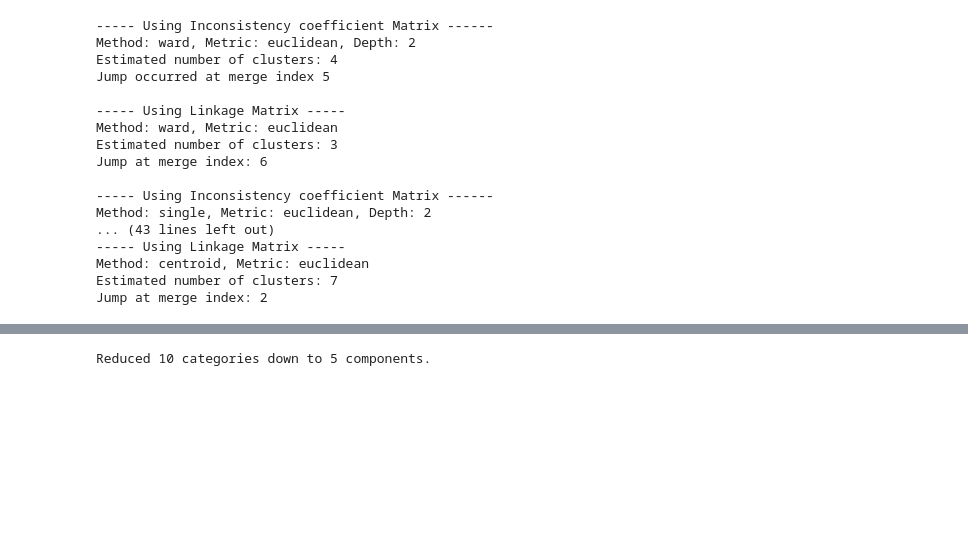
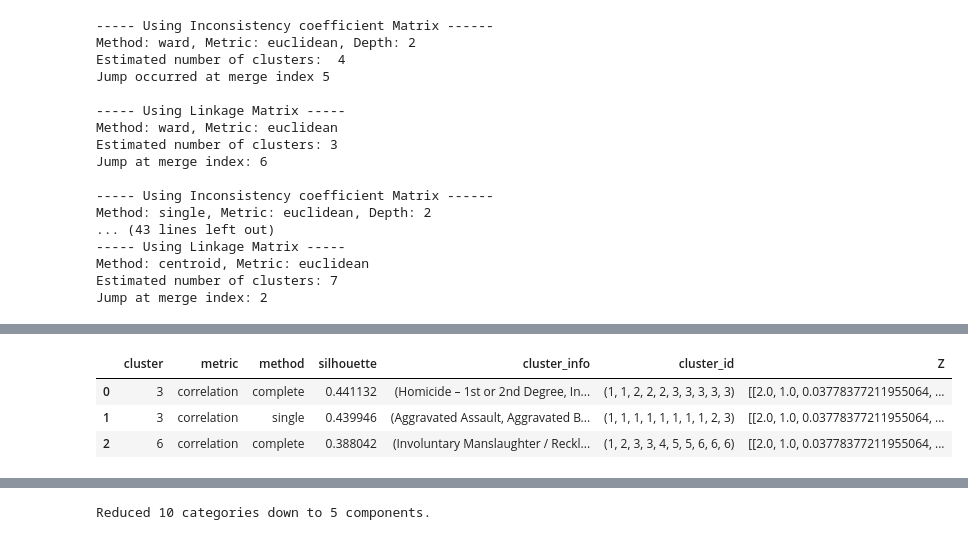
Before and after one commit to SirErikPak/ChicagoCrime, a Jupyter notebook: Notebook/ChicagoCrimeExploratoryAnalysis.ipynb, the cells around one changed output, grey strips where cells are left out. Drawn from its saved outputs; the diff is of its cells as text; code cells hidden in the pictures; blank space fills up the shorter version.

```diff
--- a/Notebook/ChicagoCrimeExploratoryAnalysis.ipynb
+++ b/Notebook/ChicagoCrimeExploratoryAnalysis.ipynb
@@ -8,15 +11,18 @@ import seaborn as sns
 import scipy
 import scipy.cluster.hierarchy as hierarchy
 from scipy.spatial.distance import pdist, squareform
+from sklearn.metrics import silhouette_score
 import sys
 import importlib
 
 # python source path
 sys.path.append('../Src/')
+# Set seed
+SEED = 1776
 
 # custom python
 import zscore_anomaly
-import hierarchy_clustering
+import hierarchy_clustering as hc
 import utils
 import plot
 
@@ -35,6 +41,7 @@ print(df_versions)
 # display all columns
 pd.set_option('display.max_columns', None)
 pd.set_option('display.max_rows', None)
+pd.set_option('display.max_colwidth', None)
 # Remove scientific notation
 np.set_printoptions(suppress=True, precision=4, linewidth=100)
 # reset options
@@ -369,12 +321,3 @@ Method: single, Metric: euclidean, Depth: 2
 Method: centroid, Metric: euclidean
 Estimated number of clusters: 7
 Jump at merge index: 2
-# %%
-# Initialize Linkage variable
-methods = ['ward', 'single', 'complete', 'average', 'median', 'centroid']
-# Create Dict
-Z_matrix = {}
-# iterate
-for method in methods:
-    # Index Crime ONLY
-    Z_matrix[method] =  plot_clustering(z_df_i,  method=method, metric='euclidean', figsize=(8,6), rotation=45)
@@ -389,0 +334,21 @@ for method in methods:
+# %%
+# make copy
+data = z_df_i.copy()
+# combined dicts
+combined_dict = corr_metric | eucl_metric
+
+# Initialize Cluster Configs
+cluster_configs = []
+# iterate
+for distance_metric, methods in combined_dict.items():
+    for linkage_method, results in methods.items():
+        cluster_configs.append({
+            "metric": distance_metric,
+            "method": linkage_method,
+            "Z": results["linkage_matrix"],
+            "clusters_incon": results["clusters_inconsistency"],
+            "clusters_link": results["clusters_linkage"],
+            "clusters": {results["clusters_inconsistency"],
+                         results["clusters_linkage"]
+                        }
+        })
@@ -389,0 +405,7 @@ for method in methods:
+# %%
+df_.head(3)
+# %% [output]
+|  | cluster | metric | method | silhouette | cluster_info | cluster_id | Z |
+| 0 | 3 | correlation | complete | 0.441132 | (Homicide – 1st or 2nd Degree, In... | (1, 1, 2, 2, 2, 3, 3, 3, 3, 3) | [[2.0, 1.0, 0.03778377211955064, ... |
+| 1 | 3 | correlation | single | 0.439946 | (Aggravated Assault, Aggravated B... | (1, 1, 1, 1, 1, 1, 1, 1, 2, 3) | [[2.0, 1.0, 0.03778377211955064, ... |
+| 2 | 6 | correlation | complete | 0.388042 | (Involuntary Manslaughter / Reckl... | (1, 2, 3, 3, 4, 5, 5, 6, 6, 6) | [[2.0, 1.0, 0.03778377211955064, ... |
```
Also changed, not shown: parts of 49 cells of this notebook, 2 other files.
